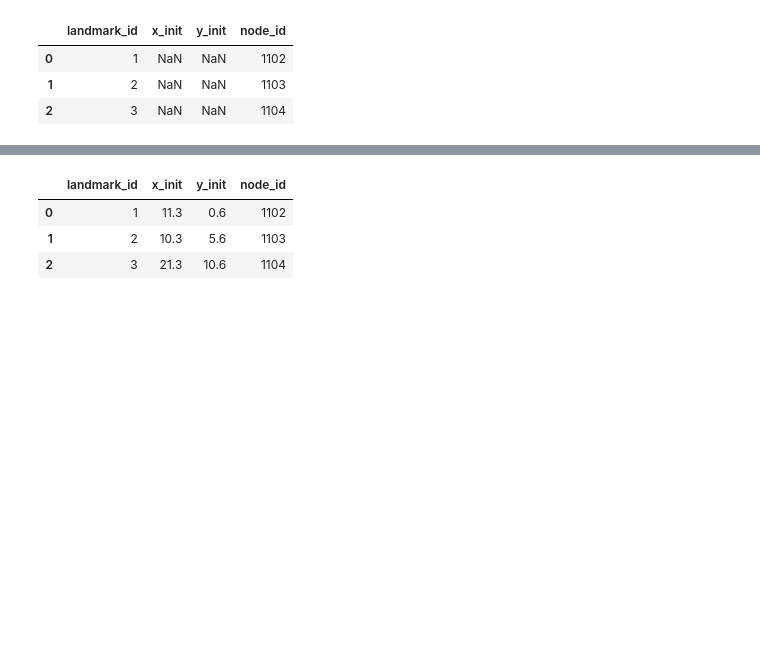
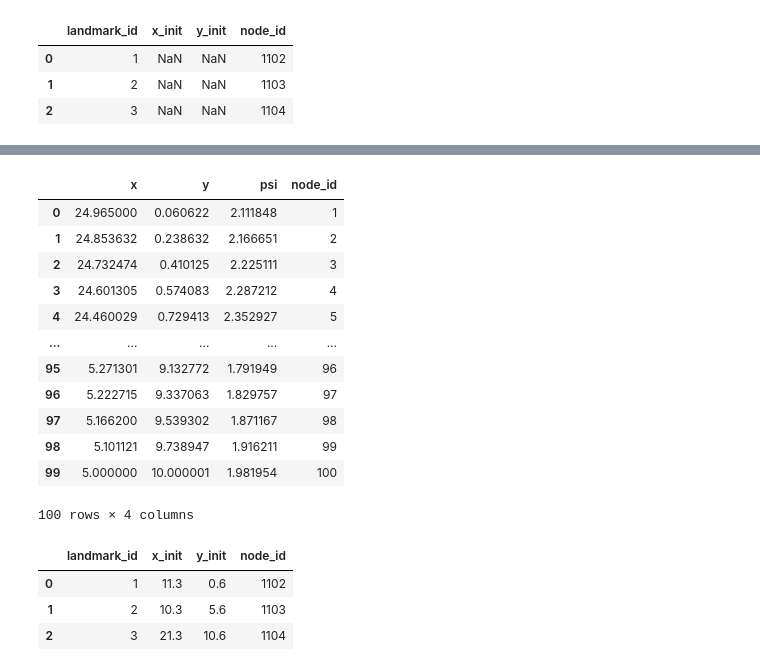
Before and after one commit to christianausb/vehicleControl, a Jupyter notebook: landmark_tracking.ipynb, the cells around one changed output, grey strips where cells are left out. Drawn from its saved outputs; the diff is of its cells as text; code cells hidden in the pictures; blank space fills up the shorter version.

```diff
--- a/landmark_tracking.ipynb
+++ b/landmark_tracking.ipynb
@@ -210,3 +218,26 @@ pdf_landmarks_bearing
+# %%
+# Put the initial estimates for the vehicle poses
+# NoTE: here actually the GT is filled, TODO: repalce with pre-estimates OR
+# at least add noise
+
+pdf_vehicle_trace_initial_estimate = pdf_vehicle_trace_gt.copy()
+
+pdf_vehicle_trace_initial_estimate["node_id"] = np.arange(0, pdf_vehicle_trace_initial_estimate.shape[0] ) + 1
+pdf_vehicle_trace_initial_estimate
+# %% [output]
+|  | x | y | psi | node_id |
+| 0 | 24.965000 | 0.060622 | 2.111848 | 1 |
+| 1 | 24.853632 | 0.238632 | 2.166651 | 2 |
+| 2 | 24.732474 | 0.410125 | 2.225111 | 3 |
+| 3 | 24.601305 | 0.574083 | 2.287212 | 4 |
+| 4 | 24.460029 | 0.729413 | 2.352927 | 5 |
+| ... | ... | ... | ... | ... |
+| 95 | 5.271301 | 9.132772 | 1.791949 | 96 |
+| 96 | 5.222715 | 9.337063 | 1.829757 | 97 |
+| 97 | 5.166200 | 9.539302 | 1.871167 | 98 |
+| 98 | 5.101121 | 9.738947 | 1.916211 | 99 |
+| 99 | 5.000000 | 10.000001 | 1.981954 | 100 |
+100 rows × 4 columns
 # %%
 graph = gtsam.NonlinearFactorGraph()
 initial = gtsam.Values()
```
Also changed, not shown: parts of 16 cells of this notebook, 1 other file.
